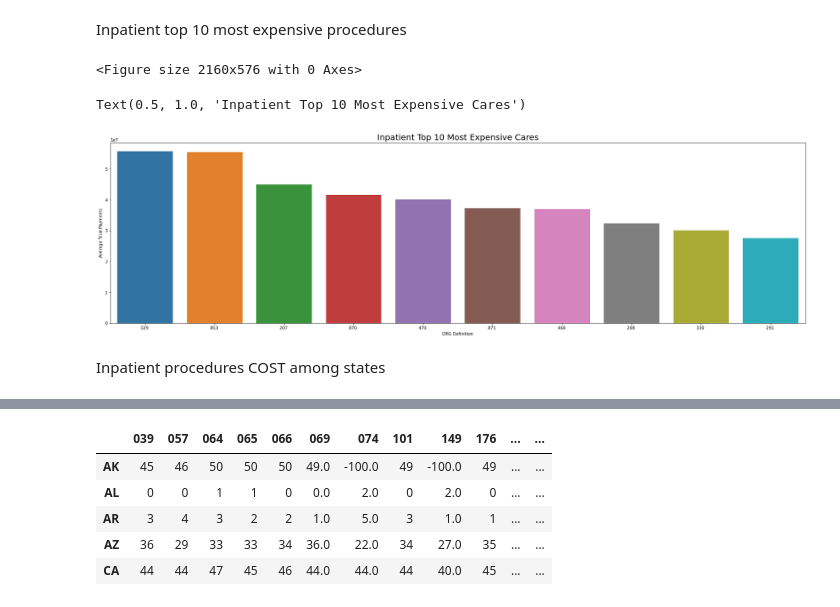
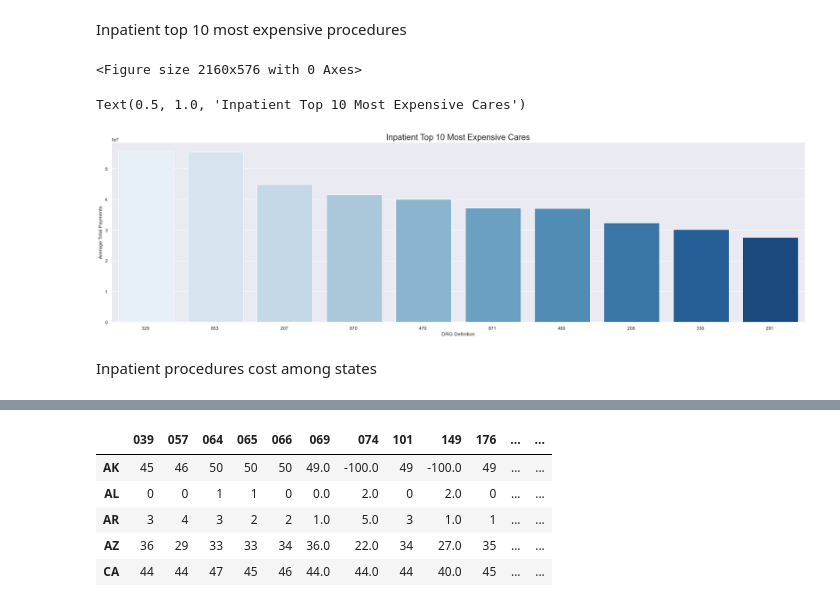
Before and after one commit to blueming-camelia/CIS6397_Project, a Jupyter notebook: inpatientData.ipynb, the cells around one changed output, grey strips where cells are left out. Saved outputs shown, nothing was run; the diff lists cells and outputs as text; code cells hidden in the pictures.

Commit message:
updating inpatient graphs

```diff
--- a/inpatientData.ipynb
+++ b/inpatientData.ipynb
@@ -183,24 +145,24 @@ Inpatient top 10 most expensive procedures
 # %%
 inp_group3 = inpatient_df.groupby('DRG Definition')['Average Total Payments'].sum().nlargest(10).reset_index()
 
 DRG_Def = []
 for i in inp_group3['DRG Definition']:
     DRG_Def.append(i[0:4])
 
 inp = {'DRG Definition': DRG_Def, 'Average Total Payments': inp_group3['Average Total Payments']}
 inpatient_top10 = pd.DataFrame(data=inp)
 
 plt.figure(figsize=(30,8))
 plt.title('Inpatient Top 10 Most Expensive Cares', fontdict = {'fontsize' : 20})
-_=sns.barplot(data=inpatient_top10, x="DRG Definition", y="Average Total Payments")
+_=sns.barplot(data=inpatient_top10, x="DRG Definition", y="Average Total Payments", palette = "Blues")
 
 plt.show()
 # %% [output]
 <Figure size 2160x576 with 0 Axes>
 Text(0.5, 1.0, 'Inpatient Top 10 Most Expensive Cares')
-[figure, old version]
+[figure, new version]
 # %% [markdown]
-Inpatient procedures COST among states
+Inpatient procedures cost among states
 # %%
 class SQLServer:
       def __init__(self, server):
```
Also changed, not shown: parts of 15 cells of this notebook, 10 other files.
